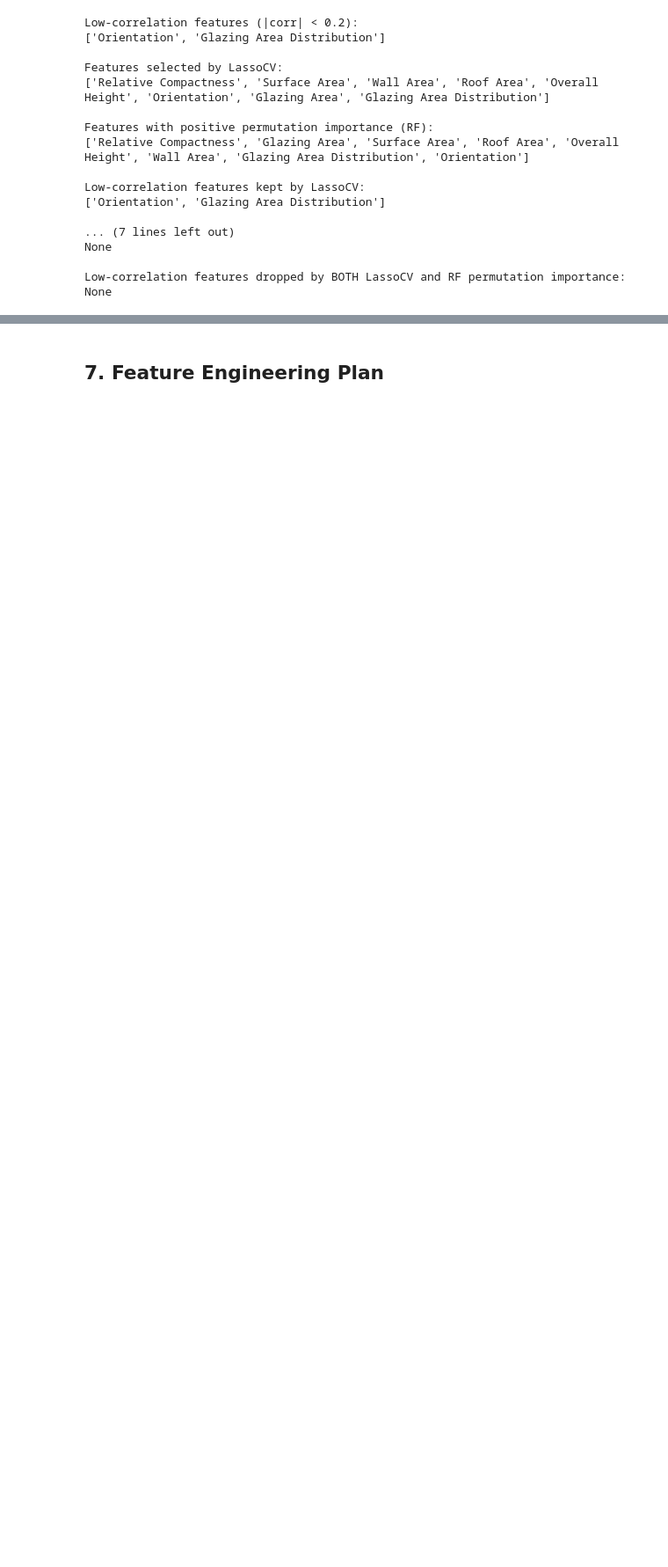
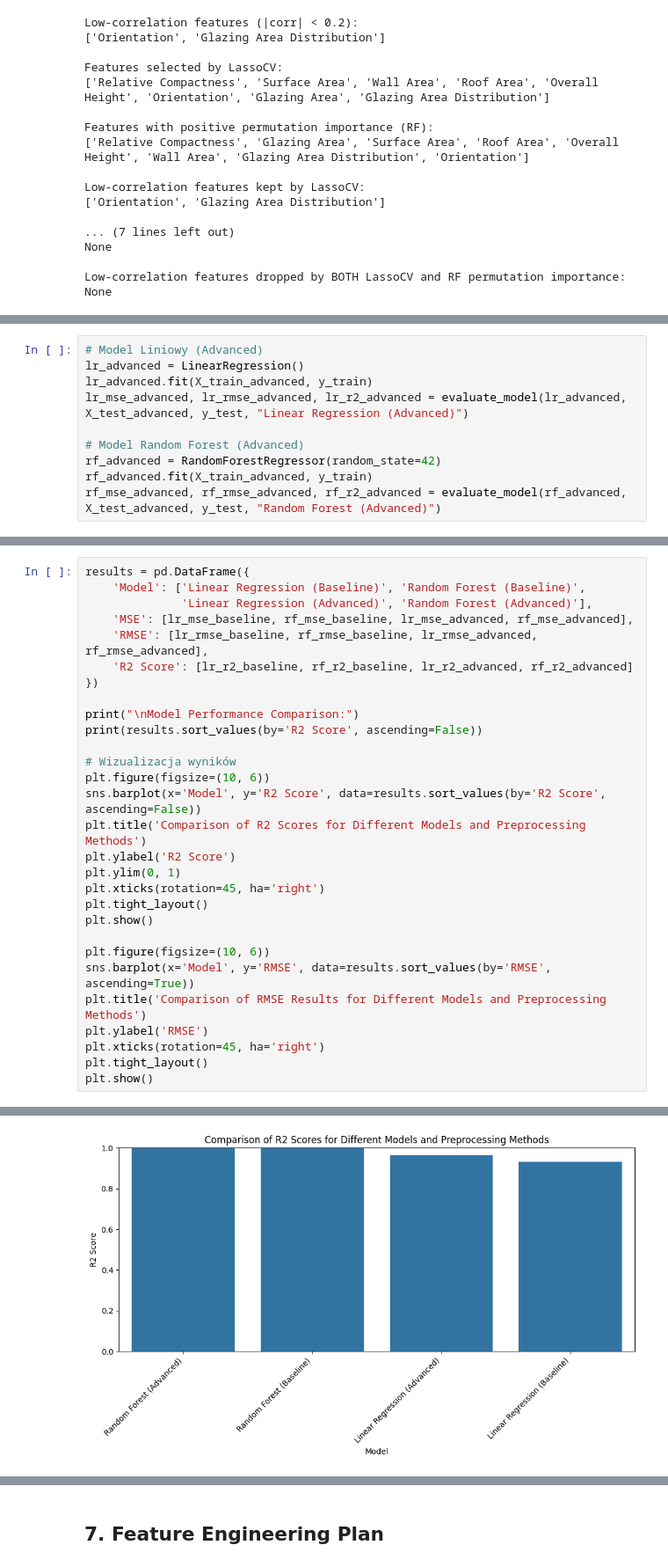
Before and after one commit to szm4c/bagging-boosting-stacking-study, a Jupyter notebook: notebooks/eda/energy_efficiency_eda.ipynb, the cells around one changed output, grey strips where cells are left out. Shown at 88% size. Drawn from its saved outputs; the diff is of its cells as text; blank space fills up the shorter version.

```diff
--- a/notebooks/eda/energy_efficiency_eda.ipynb
+++ b/notebooks/eda/energy_efficiency_eda.ipynb
@@ -469,0 +597,10 @@ None
+# %%
+# Model Liniowy (Advanced)
+lr_advanced = LinearRegression()
+lr_advanced.fit(X_train_advanced, y_train)
+lr_mse_advanced, lr_rmse_advanced, lr_r2_advanced = evaluate_model(lr_advanced, X_test_advanced, y_test, "Linear Regression (Advanced)")
+
+# Model Random Forest (Advanced)
+rf_advanced = RandomForestRegressor(random_state=42)
+rf_advanced.fit(X_train_advanced, y_train)
+rf_mse_advanced, rf_rmse_advanced, rf_r2_advanced = evaluate_model(rf_advanced, X_test_advanced, y_test, "Random Forest (Advanced)")
@@ -469,0 +617,30 @@ None
+# %%
+results = pd.DataFrame({
+    'Model': ['Linear Regression (Baseline)', 'Random Forest (Baseline)',
+              'Linear Regression (Advanced)', 'Random Forest (Advanced)'],
+    'MSE': [lr_mse_baseline, rf_mse_baseline, lr_mse_advanced, rf_mse_advanced],
+    'RMSE': [lr_rmse_baseline, rf_rmse_baseline, lr_rmse_advanced, rf_rmse_advanced],
+    'R2 Score': [lr_r2_baseline, rf_r2_baseline, lr_r2_advanced, rf_r2_advanced]
+})
+
+print("\nModel Performance Comparison:")
+print(results.sort_values(by='R2 Score', ascending=False))
+
+# Wizualizacja wyników
+plt.figure(figsize=(10, 6))
+sns.barplot(x='Model', y='R2 Score', data=results.sort_values(by='R2 Score', ascending=False))
+plt.title('Comparison of R2 Scores for Different Models and Preprocessing Methods')
+plt.ylabel('R2 Score')
+plt.ylim(0, 1)
+plt.xticks(rotation=45, ha='right')
+plt.tight_layout()
+plt.show()
+
+plt.figure(figsize=(10, 6))
+sns.barplot(x='Model', y='RMSE', data=results.sort_values(by='RMSE', ascending=True))
+plt.title('Comparison of RMSE Results for Different Models and Preprocessing Methods')
+plt.ylabel('RMSE')
+plt.xticks(rotation=45, ha='right')
+plt.tight_layout()
+plt.show()
+# %% [output]
@@ -469,0 +653 @@ None
+[figure, added]
```
Also changed, not shown: parts of 16 cells of this notebook.
